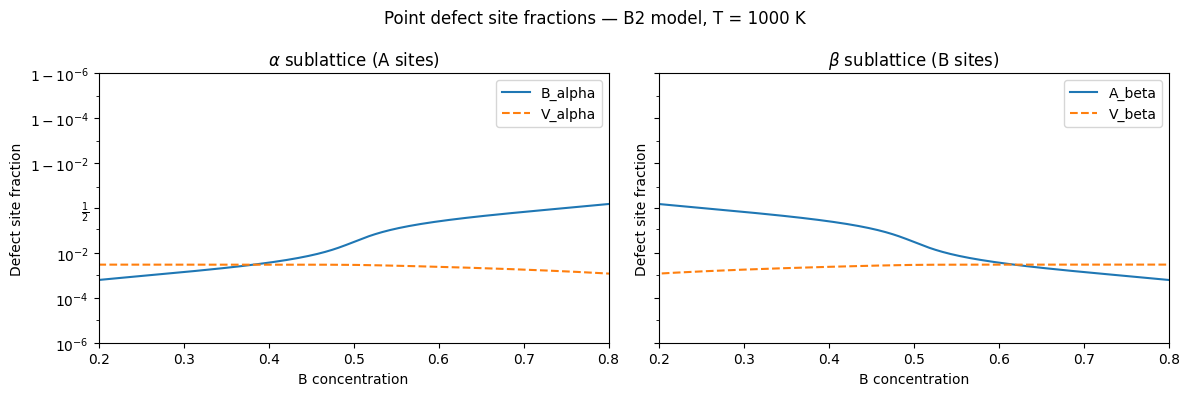
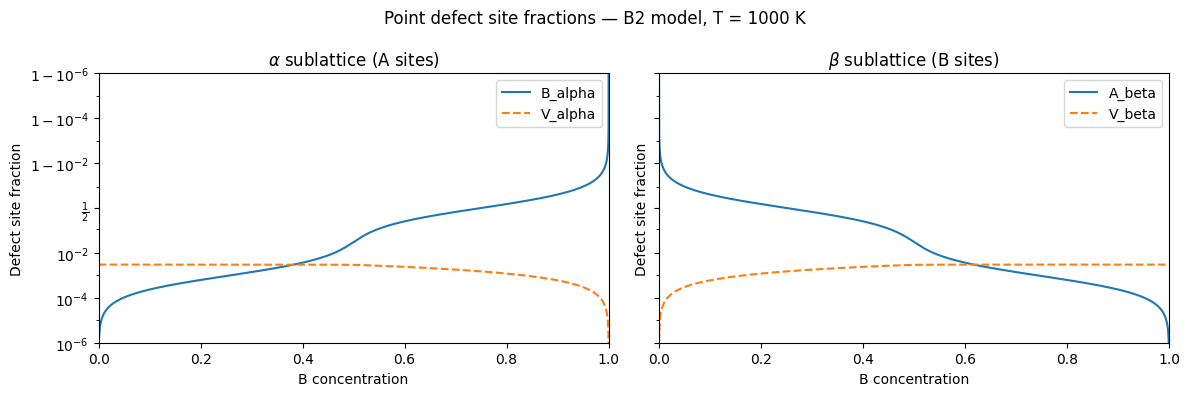
Code edit (unified diff) that turned the first committed figure into the second:
--- before
+++ after
@@ -28,5 +28,5 @@
     ax.set_title(title)
     ax.legend()
-    ax.set_xlim(0.2, 0.8)
+    ax.set_xlim(0, 1)
     ax.set_yscale('logit')
     ax.set_ylim(1e-6, 1 - 1e-6)

Commit: fix: defect site fraction xlim, iso-1D mu range, phase diagram T range